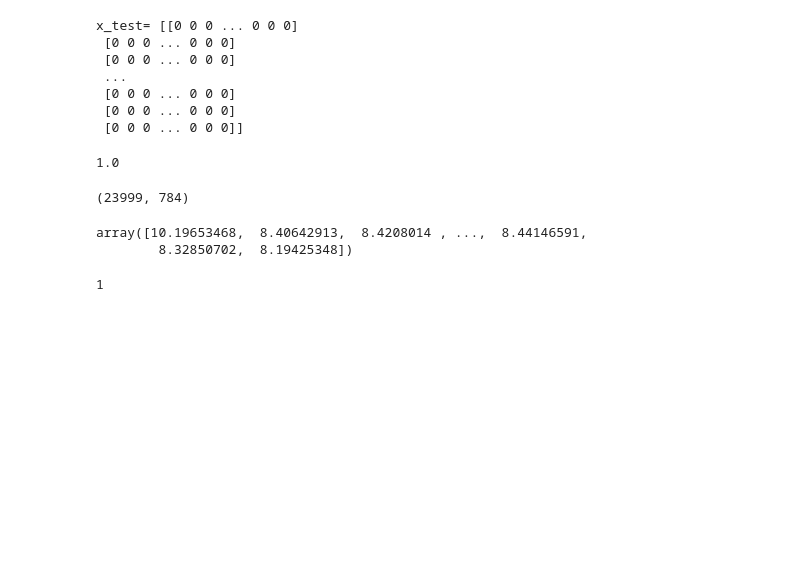
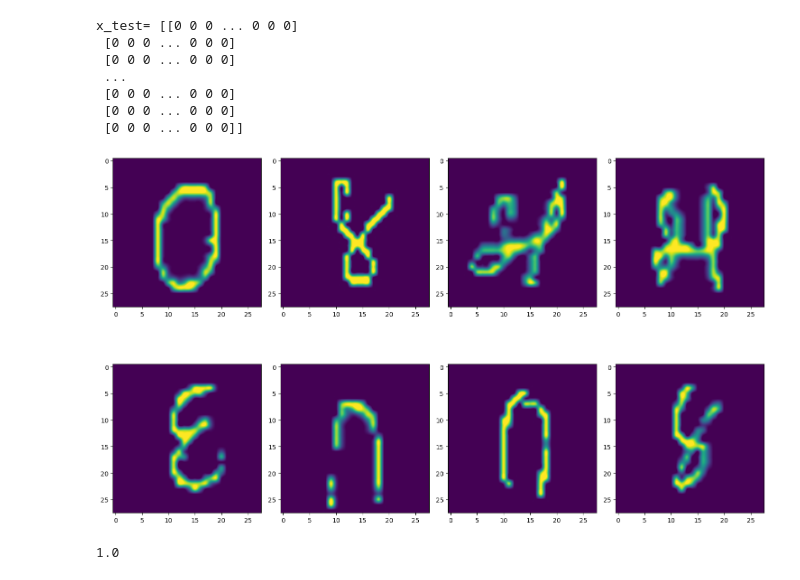
Before and after one commit to SriLakshmi-Matturty/ML-BOOTCAMP, a Jupyter notebook: K_Nearest_Neighbours.ipynb, the cells around one changed output. Cells and saved outputs as stored; diff of their text form; code cells hidden in the pictures; blank space fills up the shorter version.

```diff
--- a/K_Nearest_Neighbours.ipynb
+++ b/K_Nearest_Neighbours.ipynb
@@ -65,0 +47,3 @@ print(Y_train_2)
+# %%
+X_train_normalised=X/255
+X_train_normalised
@@ -73,7 +65,7 @@ spilt_index
 # %%
 x_train=X_train_normalised[:spilt_index]
 x_val=X_train_normalised[spilt_index:]
-y_train=Y_train_2[:spilt_index]
-y_val=Y_train_2[spilt_index:]
+y_train=Y[:spilt_index]
+y_val=Y[spilt_index:]
 y_train
 # %% [output]
@@ -80,0 +73,17 @@ array([0., 1., 0., ..., 1., 0., 0.])
+# %%
+def knn(X_train, X_val, Y_train,k):
+  m,n= X_val.shape
+  Y_pred=np.zeros(m)
+  distances = -2*X_val@X_train.T + np.sum(X_val**2 , axis = 1 , keepdims = True) + np.sum(X_train**2  , axis = 1 , keepdims = 1).T
+  nearest_indices= np.argsort(distances,axis=1)
+  for i in range(m):
+    k_nearest_labels=Y_train[nearest_indices[i,:k]]
+    Y_pred[i]=np.bincount(k_nearest_labels).argmax()
+  return Y_pred
+# %%
+k=[3,5,7,9,11]
+print("Y_val=",y_val)
+for i in k:
+  y_val_pred=knn(x_train,x_val,y_train,i)
+  print("Y_val_pred=",y_val_pred)
+  print("Accuracy when K=", i,"=",np.sum(y_val==y_val_pred)/len(y_val))
@@ -106,14 +129,19 @@ x_test= [[0 0 0 ... 0 0 0]
  [0 0 0 ... 0 0 0]
  [0 0 0 ... 0 0 0]
  [0 0 0 ... 0 0 0]]
+# %%
+fig,ax=plt.subplots(2,4,figsize=(15,10))
+num=0
+for i in range(2):
+    for j in range(4):
+        ax[i][j].imshow(x_test[num].reshape(28,28), interpolation='spline16')
+        num+=1
+plt.tight_layout()
+plt.show()
+# %% [output]
+[figure, added]
 # %%
 X_test_normalised=x_test/255
 X_test_normalised.max()
 # %% [output]
 1.0
-# %%
-X=x_train[0,:]
-X_train=x_train[1:,:]
-X_train.shape
-# %% [output]
-(23999, 784)
@@ -124,16 +147,0 @@ def cal_dist(X,X_train):
-# %%
-distances=cal_dist(X,X_train)
-distances
-# %% [output]
-array([10.19653468,  8.40642913,  8.4208014 , ...,  8.44146591,
-        8.32850702,  8.19425348])
-# %%
-def nearest_neighbours(distances,k=7):
-    nearest_indicies=np.argsort(distances)[:k]
-    return nearest_indicies
-k_nearest_indicies=nearest_neighbours(distances,k=7)
-k_nearest_labels=y_train[k_nearest_indicies]
-k_nearest_labels=np.int64(k_nearest_labels)
-np.bincount(k_nearest_labels).argmax()
-# %% [output]
-1
```
Also changed, not shown: parts of 14 cells of this notebook.
